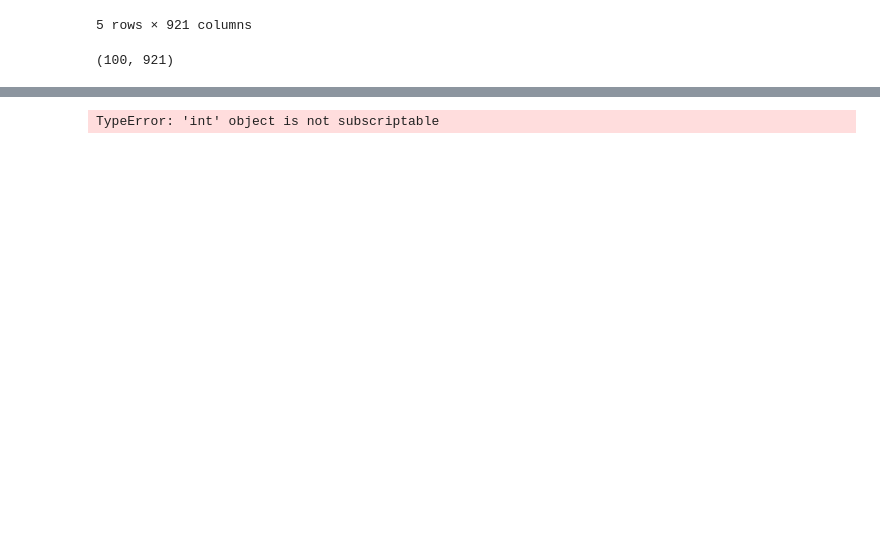
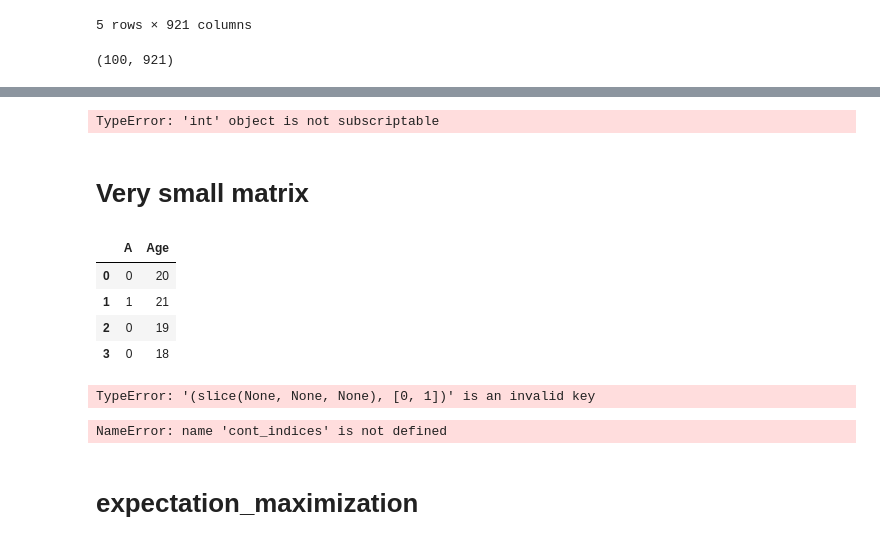
Before and after one commit to kathy908000/Health-Care-Research, a Jupyter notebook: code/gaussian_copula_py.ipynb, the cells around one changed output, grey strips where cells are left out. Cells and saved outputs as stored; diff of their text form; code cells hidden in the pictures; blank space fills up the shorter version.

```diff
--- a/code/gaussian_copula_py.ipynb
+++ b/code/gaussian_copula_py.ipynb
@@ -89 +106,18 @@ sample100.shape
+# %%
+im = BEM.impute_missing(X, cont_indices=None, ord_indices=None, threshold=0.01, max_iter=100, max_workers=None, max_ord=100, batch_size=64, num_ord_updates=2)
+#im = BEM.impute_missing(X, cont_indices=[0,1,2], ord_indices=[3], threshold=0.01, max_iter=100, max_workers=None, max_ord=100, batch_size=64, num_ord_updates=2)
+# %% [output]
+TypeError: 'int' object is not subscriptable
+# %% [markdown]
+# Very small matrix
+# %%
+small = {'A':[0, 1, 0, 0], 'Age':[20, 21, 19, 18]}
+small = pd.DataFrame(small)
+small
+# %% [output]
+|  | A | Age |
+| 0 | 0 | 20 |
+| 1 | 1 | 21 |
+| 2 | 0 | 19 |
+| 3 | 0 | 18 |
 # %%
@@ -93,4 +125,10 @@ BEM = BatchExpectationMaximization( )
 # %%
-im = BEM.impute_missing(X, cont_indices=None, ord_indices=None, threshold=0.01, max_iter=100, max_workers=None, max_ord=100, batch_size=64, num_ord_updates=2)
+im = BEM.impute_missing(X, cont_indices=[0,1], ord_indices=None, threshold=0.01, max_iter=100, max_workers=None, max_ord=100, batch_size=64, num_ord_updates=2)
 # %% [output]
-TypeError: 'int' object is not subscriptable
+TypeError: '(slice(None, None, None), [0, 1])' is an invalid key
+# %%
+covar = BEM._fit_covariance(X, cont_indices, ord_indices, threshold, max_iter, max_workers, batch_size, num_ord_updates)
+# %% [output]
+NameError: name 'cont_indices' is not defined
+# %% [markdown]
+# expectation_maximization
```
Also changed, not shown: parts of 20 cells of this notebook, 2 other files.
